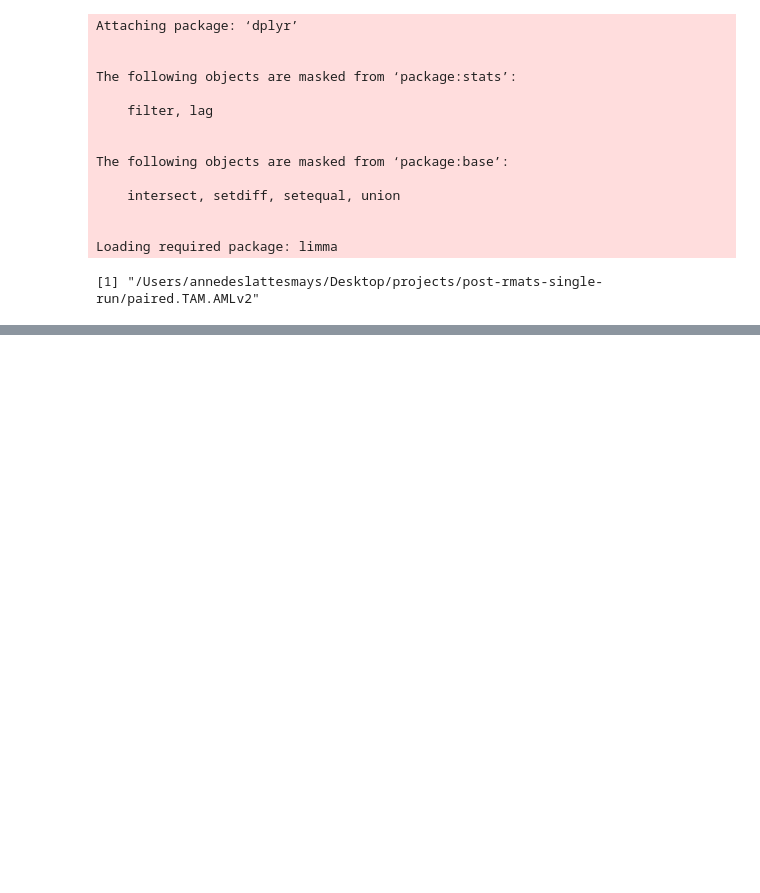
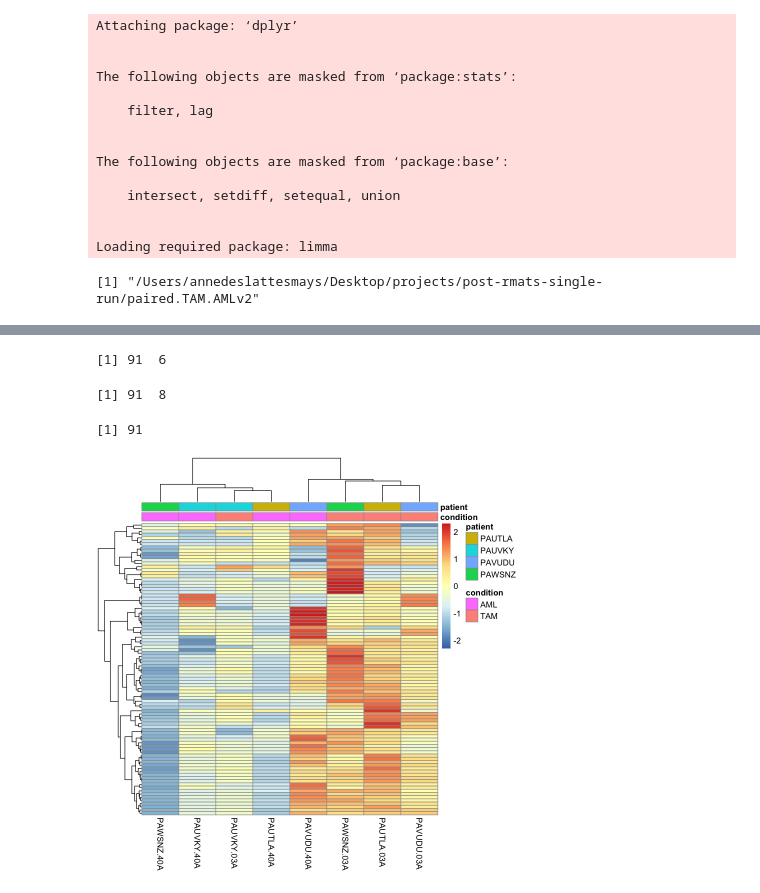
Before and after one commit to adeslatt/post-rmats-single-run, a Jupyter notebook: ipynb/paired_TAM_vs_AML_SE_limmav2.ipynb, the cells around one changed output, grey strips where cells are left out. Drawn from its saved outputs; the diff is of its cells as text; code cells hidden in the pictures; blank space fills up the shorter version.

```diff
--- a/ipynb/paired_TAM_vs_AML_SE_limmav2.ipynb
+++ b/ipynb/paired_TAM_vs_AML_SE_limmav2.ipynb
@@ -67,0 +103,2 @@ head(featureData,2)
+# %%
+cts <- cts[,-c(3,4)]
@@ -67,0 +161,4 @@ head(featureData,2)
+# %%
+cts <- final_matrix
+
+featureData <- featureData[rownames(cts),]
@@ -199,0 +361,38 @@ head(featureData[lookup,2])
+# %%
+# There are too many values - lets reduce the size a bit more
+# Assuming you have the 'de_results' object from topTable
+fold_change_threshold <- 5
+adjusted_pvalue_threshold <- 0.05
+
+# Select genes that meet both fold change and adjusted p-value criteria
+significant_genes <- de_results[
+  abs(de_results$logFC) > fold_change_threshold &
+  de_results$adj.P.Val < adjusted_pvalue_threshold,
+]
+dim(significant_genes)
+# %% [output]
+[1] 91  6
+# %%
+lookup <- rownames(significant_genes)
+df <- as.data.frame(coldata[,c("condition","patient")])
+
+significant_expression <- dge[lookup,]
+dim(significant_expression)
+length(lookup)
+# %% [output]
+[1] 91  8
+[1] 91
+# %%
+library("pheatmap")
+
+significant_out <- pheatmap(significant_expression,
+                            cluster_rows5=TRUE,
+                            show_rownames=FALSE,
+                            cluster_cols=TRUE,
+                            annotation_col=df,
+                            scale="row",
+                            clustering_method = "ward.D2",
+                            clustering_distance_cols = "minkowski",
+                            clustering_distance_rows = "minkowski" )
+# %% [output]
+[figure, added]
```
Also changed, not shown: parts of 100 cells of this notebook, 1 other file.
